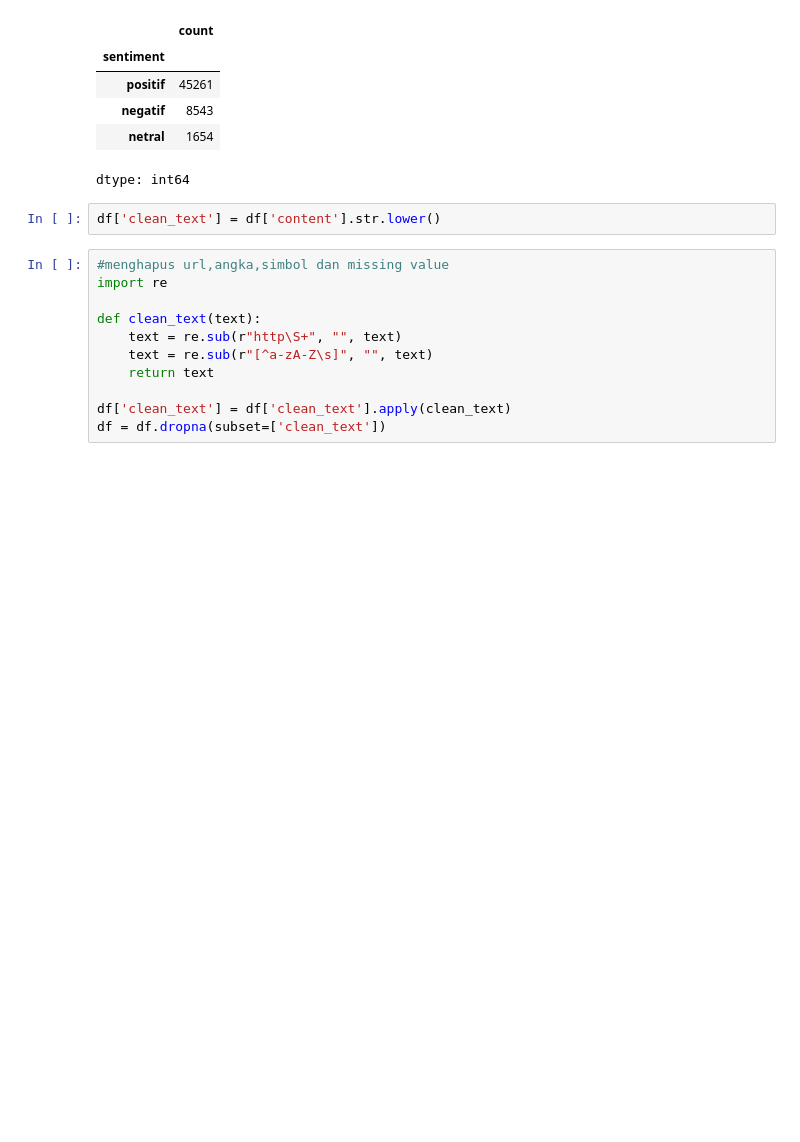
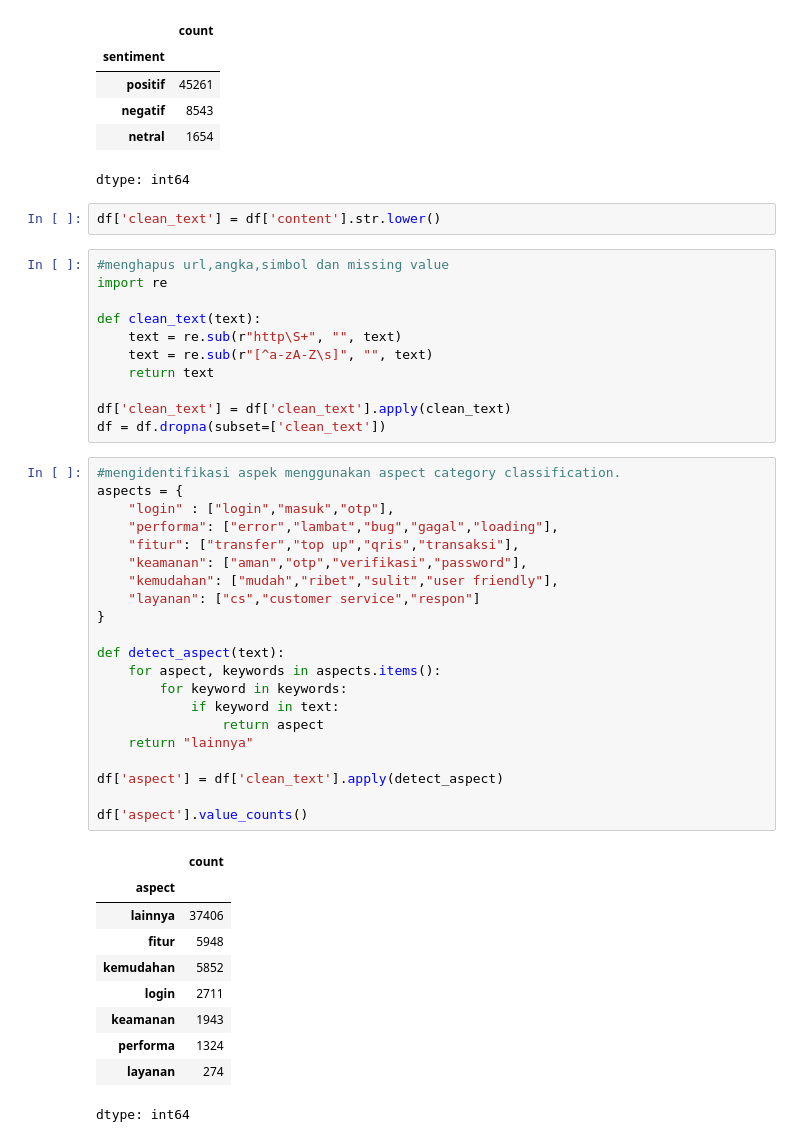
Before and after one commit to mukhairatil/ABSA_BRIMO_GooglePlaystore_IndoRoBERTa, a Jupyter notebook: absa_brimo_indoroberta.ipynb, the cells around one changed output. Saved outputs shown, nothing was run; the diff lists cells and outputs as text; blank space fills up the shorter version.

Commit message:
mengindentifikasi aspek apa saja yang sering muncul

```diff
--- a/absa_brimo_indoroberta.ipynb
+++ b/absa_brimo_indoroberta.ipynb
@@ -147,3 +147,35 @@ def clean_text(text):
 
 df['clean_text'] = df['clean_text'].apply(clean_text)
 df = df.dropna(subset=['clean_text'])
+# %%
+#mengidentifikasi aspek menggunakan aspect category classification.
+aspects = {
+    "login" : ["login","masuk","otp"],
+    "performa": ["error","lambat","bug","gagal","loading"],
+    "fitur": ["transfer","top up","qris","transaksi"],
+    "keamanan": ["aman","otp","verifikasi","password"],
+    "kemudahan": ["mudah","ribet","sulit","user friendly"],
+    "layanan": ["cs","customer service","respon"]
+}
+
+def detect_aspect(text):
+    for aspect, keywords in aspects.items():
+        for keyword in keywords:
+            if keyword in text:
+                return aspect
+    return "lainnya"
+
+df['aspect'] = df['clean_text'].apply(detect_aspect)
+
+df['aspect'].value_counts()
+# %% [output]
+|  | count |
+| aspect |  |
+| lainnya | 37406 |
+| fitur | 5948 |
+| kemudahan | 5852 |
+| login | 2711 |
+| keamanan | 1943 |
+| performa | 1324 |
+| layanan | 274 |
+dtype: int64
```
